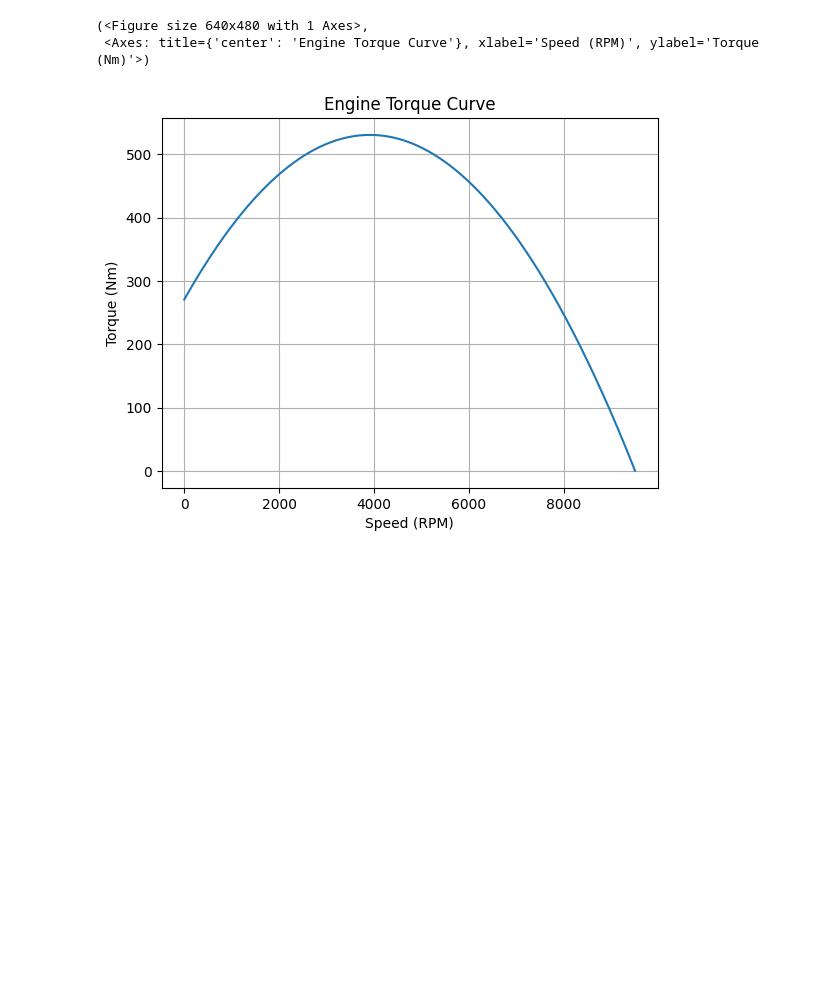
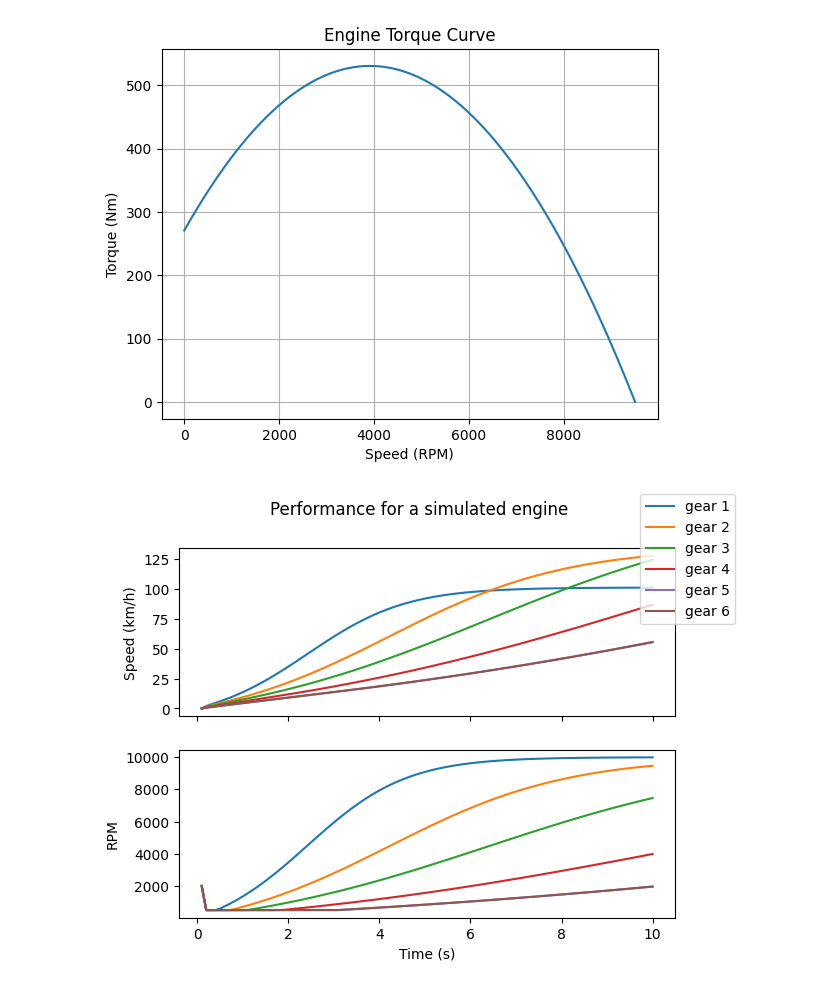
Before and after one commit to Nelson-Jnrnd/race-lap-simulations, a Jupyter notebook: engine_sim.ipynb, the cells around one changed output. Cells and saved outputs as stored; diff of their text form; code cells hidden in the pictures; blank space fills up the shorter version.

Commit message:
graph gear performance

```diff
--- a/engine_sim.ipynb
+++ b/engine_sim.ipynb
@@ -20,8 +20,48 @@ car = Car(
 # %%
 from sim_core.utils import plot_torque_curve
 
-plot_torque_curve(car.engine)
+fig, ax = plot_torque_curve(car.engine)
+fig.savefig('fig/engine_torque_curve.svg', format='svg')
 # %% [output]
-(<Figure size 640x480 with 1 Axes>,
- <Axes: title={'center': 'Engine Torque Curve'}, xlabel='Speed (RPM)', ylabel='Torque (Nm)'>)
 [figure]
+# %%
+import numpy as np
+
+def sim_acceleration(car, duration_seconds, gear, tick_interval=0.1):
+    car.reset()
+    for g in range(gear):
+        car.engine.upshift()
+    duration = (np.arange(duration_seconds * 10) + 1) / 10
+    rpm_values = []
+    speed_values = []
+
+    for i in duration:
+        speed_values = np.append(speed_values, ms_to_kph(car.speed))
+        rpm_values = np.append(rpm_values, car.engine._rpm)
+        car.accelerate(tick_interval)
+
+    car.reset()
+    return rpm_values, speed_values, duration
+
+def plot_gear_perf(car, duration, gear, label, speed_ax, rpm_ax):
+    rpm_values, speed_values, seconds = sim_acceleration(car, duration, gear)
+    speed_ax.plot(seconds, speed_values, label=label)
+    rpm_ax.plot(seconds, rpm_values)
+    return speed_ax, rpm_ax
+# %%
+duration = 10
+
+fig, (ax1, ax2) = plt.subplots(nrows=2, sharex=True)
+
+fig.suptitle('Performance for a simulated engine')
+
+for i in range(len(car.engine.ratio_gears)):
+    ax1, ax2 = plot_gear_perf(car, duration, i + 1, f'gear {i + 1}',ax1, ax2)
+
+ax1.set_ylabel('Speed (km/h)')
+ax2.set_ylabel('RPM')
+ax2.set_xlabel('Time (s)')
+fig.legend()
+fig.savefig('fig/engine_performance_all_gear.svg', format='svg')
+# %% [output]
+[figure, added]
```
Also changed, not shown: parts of 1 cell of this notebook, 3 other files.
